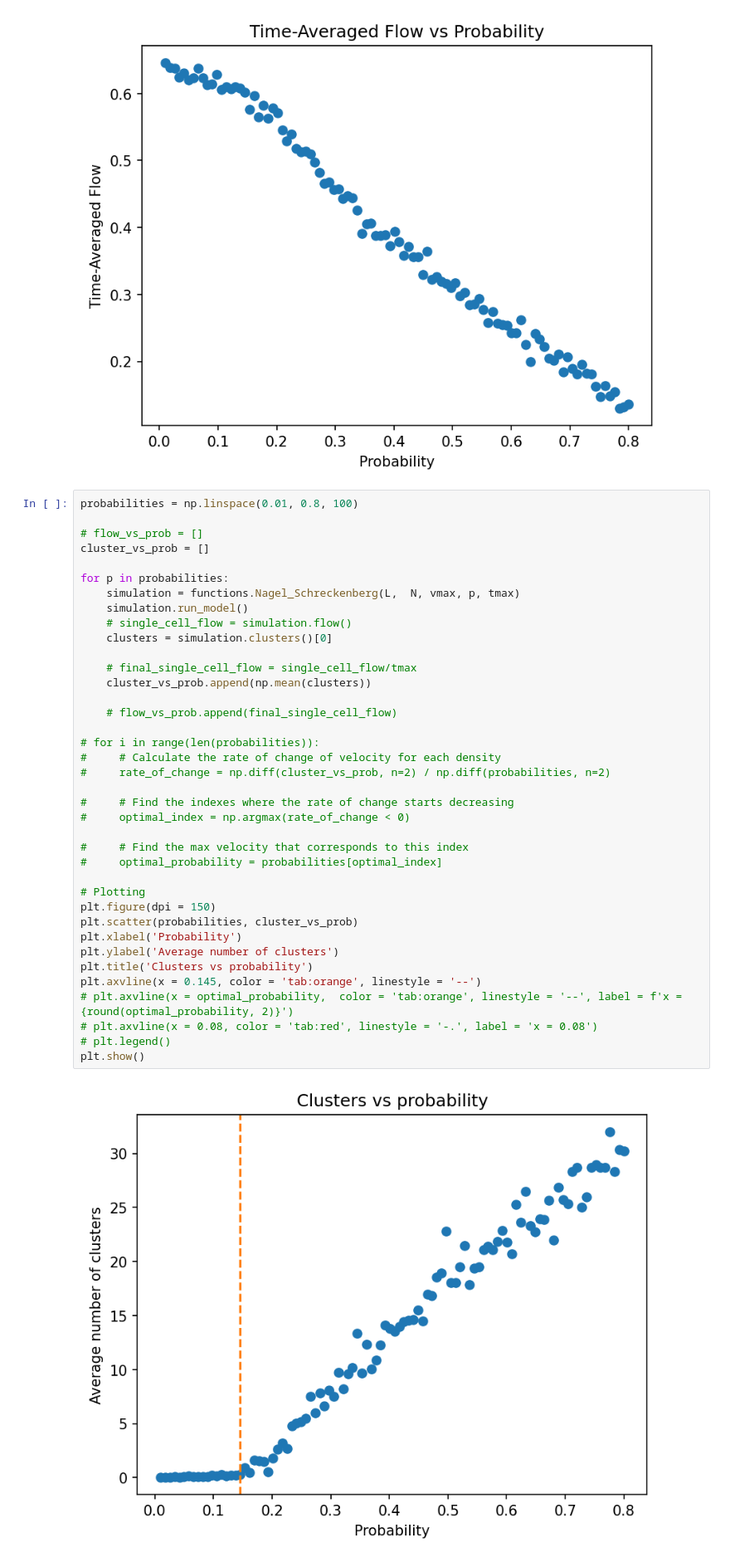
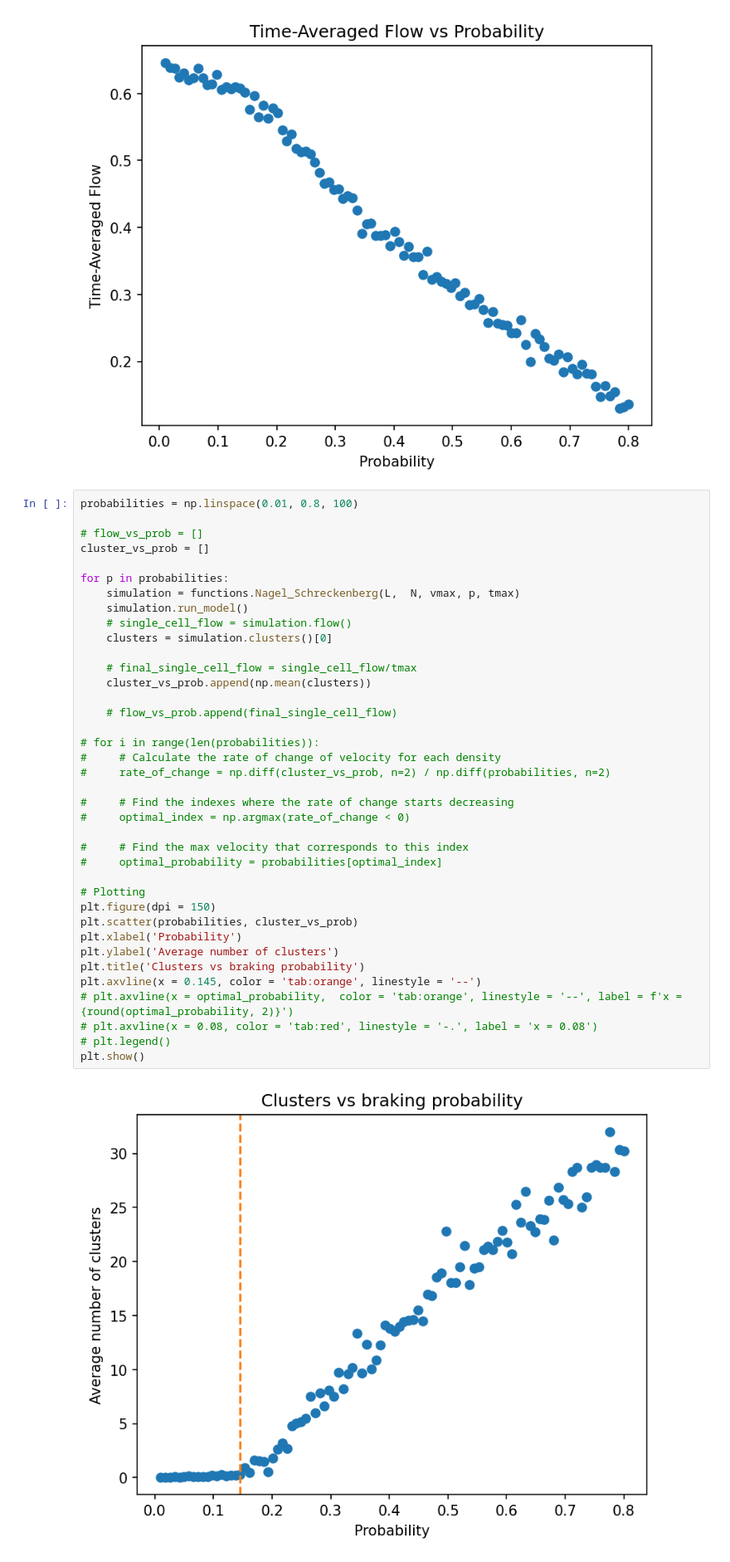
Before and after one commit to SofiaHilma/Traffic_flow_simulation, a Jupyter notebook: code/braking.ipynb, the cells around one changed output. Shown at 83% size. Cells and saved outputs as stored; diff of their text form.

Commit message:
updated title of prob_transition

```diff
--- a/code/braking.ipynb
+++ b/code/braking.ipynb
@@ -67,35 +67,35 @@ for p in probabilities:
     simulation.run_model()
     # single_cell_flow = simulation.flow()
     clusters = simulation.clusters()[0]
 
     # final_single_cell_flow = single_cell_flow/tmax
     cluster_vs_prob.append(np.mean(clusters))
 
     # flow_vs_prob.append(final_single_cell_flow)
 
 # for i in range(len(probabilities)):
 #     # Calculate the rate of change of velocity for each density
 #     rate_of_change = np.diff(cluster_vs_prob, n=2) / np.diff(probabilities, n=2)
 
 #     # Find the indexes where the rate of change starts decreasing
 #     optimal_index = np.argmax(rate_of_change < 0)
 
 #     # Find the max velocity that corresponds to this index
 #     optimal_probability = probabilities[optimal_index]
 
 # Plotting
 plt.figure(dpi = 150)
 plt.scatter(probabilities, cluster_vs_prob)
 plt.xlabel('Probability')
 plt.ylabel('Average number of clusters')
-plt.title('Clusters vs probability')
+plt.title('Clusters vs braking probability')
 plt.axvline(x = 0.145, color = 'tab:orange', linestyle = '--')
 # plt.axvline(x = optimal_probability,  color = 'tab:orange', linestyle = '--', label = f'x = {round(optimal_probability, 2)}')
 # plt.axvline(x = 0.08, color = 'tab:red', linestyle = '-.', label = 'x = 0.08')
 # plt.legend()
 plt.show()
 # %% [output]
-[figure, old version]
+[figure, new version]
 # %%
 fig, axs = plt.subplots(1, 2, dpi=150)
 
```
Also changed, not shown: 1 other file.
